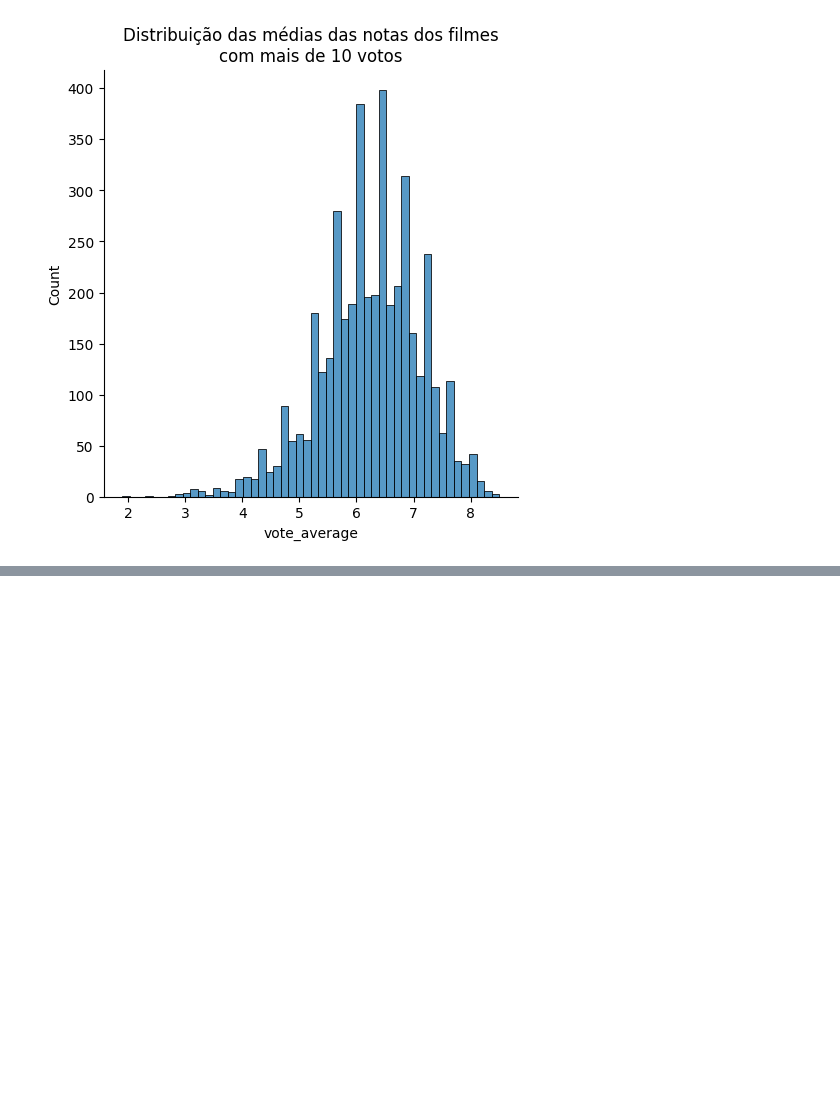
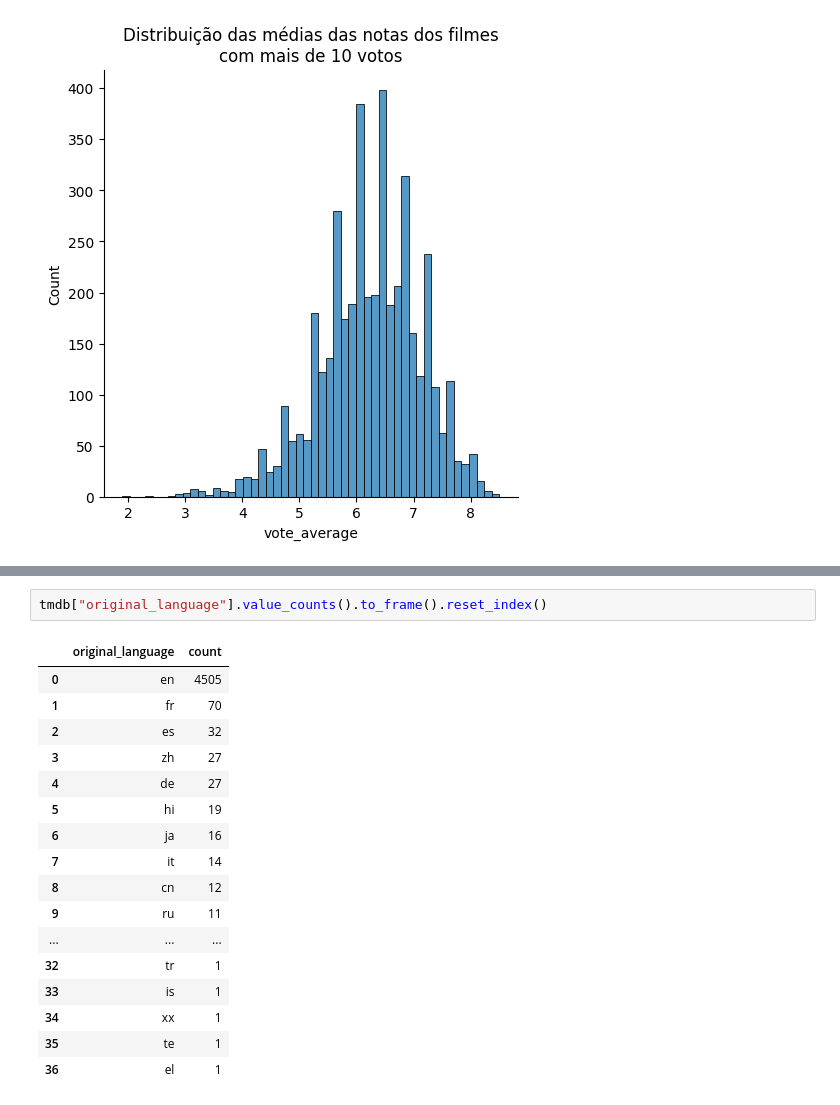
Before and after one commit to orlandojsjunior/Data_Science-explorando_e_analisando_dados, a Jupyter notebook: Explorando_e_analisando_dados.ipynb, the cells around one changed output, grey strips where cells are left out. Drawn from its saved outputs; the diff is of its cells as text; blank space fills up the shorter version.

```diff
--- a/Explorando_e_analisando_dados.ipynb
+++ b/Explorando_e_analisando_dados.ipynb
@@ -506,0 +577,20 @@ plt.show()
+# %%
+tmdb["original_language"].value_counts().to_frame().reset_index()
+# %% [output]
+|  | original_language | count |
+| 0 | en | 4505 |
+| 1 | fr | 70 |
+| 2 | es | 32 |
+| 3 | zh | 27 |
+| 4 | de | 27 |
+| 5 | hi | 19 |
+| 6 | ja | 16 |
+| 7 | it | 14 |
+| 8 | cn | 12 |
+| 9 | ru | 11 |
+| ... | ... | ... |
+| 32 | tr | 1 |
+| 33 | is | 1 |
+| 34 | xx | 1 |
+| 35 | te | 1 |
+| 36 | el | 1 |
```
Also changed, not shown: parts of 20 cells of this notebook.
